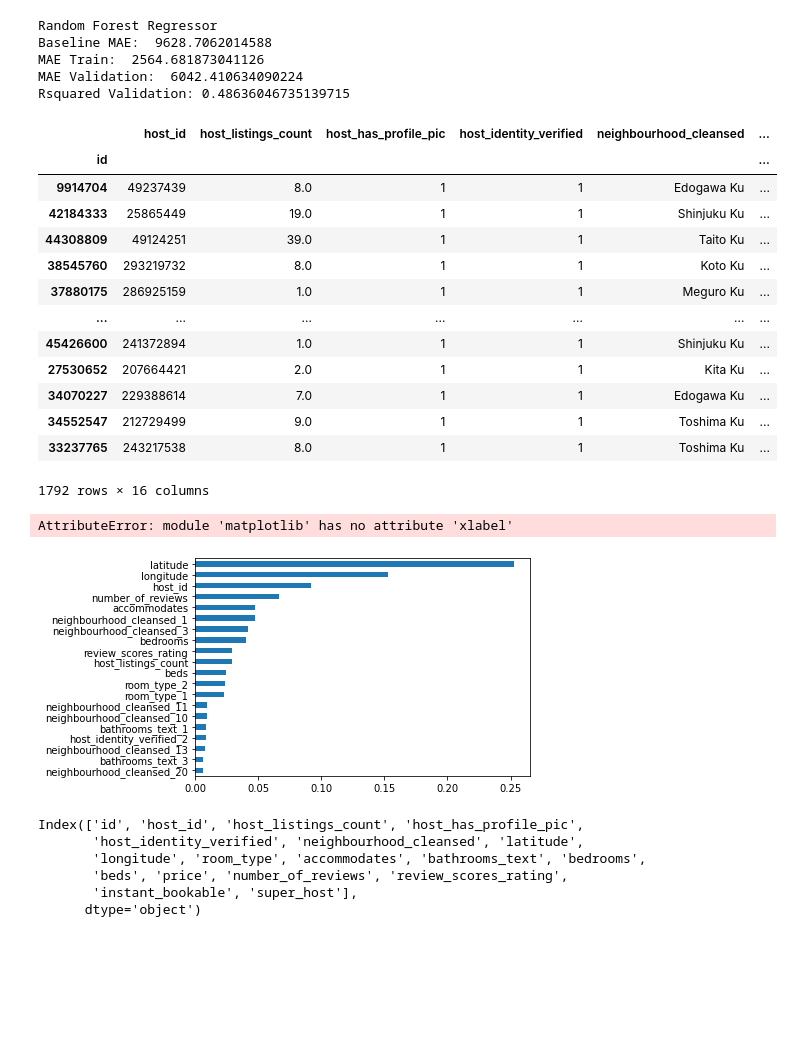
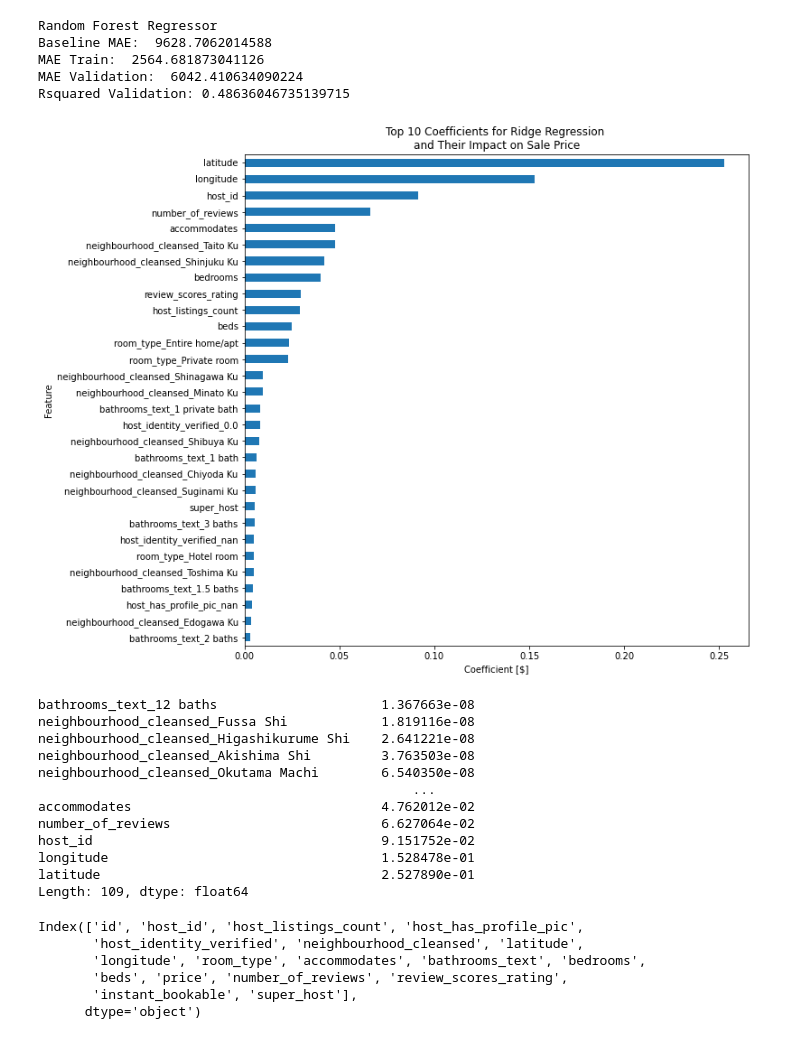
Before and after one commit to Build-Week-2106FT-AirBnB-3/front-end, a Jupyter notebook: EDA.ipynb, the cells around one changed output. Cells and saved outputs as stored; diff of their text form; code cells hidden in the pictures; blank space fills up the shorter version.

Commit message:
Add files via upload
Adding  clean data, the pickled model, and updated EDA

```diff
--- a/EDA.ipynb
+++ b/EDA.ipynb
@@ -62,6 +62,8 @@ def wrangle(filepath):
 
     # Dropping the host_id
 
+    air['latitude'] = air.latitude
+
     air.loc[air['host_identity_verified'] == "t", 'host_identity_verified'] = 1
     air.loc[air['host_identity_verified'] == "f", 'host_identity_verified'] = 0
 
@@ -168,7 +127,7 @@ Test: 448
 # %%
 # Random forest regression
 
-model_rf = make_pipeline(OneHotEncoder(),
+model_rf = make_pipeline(OneHotEncoder(use_cat_names=True),
                          SimpleImputer(),
                          RandomForestRegressor(random_state=70))
 model_rf.fit(X_train,y_train);
@@ -196,20 +155,3 @@ Baseline MAE:  9628.7062014588
 MAE Train:  2564.681873041126
 MAE Validation:  6042.410634090224
 Rsquared Validation: 0.48636046735139715
-# %%
-X_val
-# %% [output]
-|  | host_id | host_listings_count | host_has_profile_pic | host_identity_verified | neighbourhood_cleansed | ... |
-| id |  |  |  |  |  | ... |
-| 9914704 | 49237439 | 8.0 | 1 | 1 | Edogawa Ku | ... |
-| 42184333 | 25865449 | 19.0 | 1 | 1 | Shinjuku Ku | ... |
-| 44308809 | 49124251 | 39.0 | 1 | 1 | Taito Ku | ... |
-| 38545760 | 293219732 | 8.0 | 1 | 1 | Koto Ku | ... |
-| 37880175 | 286925159 | 1.0 | 1 | 1 | Meguro Ku | ... |
-| ... | ... | ... | ... | ... | ... | ... |
-| 45426600 | 241372894 | 1.0 | 1 | 1 | Shinjuku Ku | ... |
-| 27530652 | 207664421 | 2.0 | 1 | 1 | Kita Ku | ... |
-| 34070227 | 229388614 | 7.0 | 1 | 1 | Edogawa Ku | ... |
-| 34552547 | 212729499 | 9.0 | 1 | 1 | Toshima Ku | ... |
-| 33237765 | 243217538 | 8.0 | 1 | 1 | Toshima Ku | ... |
-1792 rows × 16 columns
@@ -218,22 +158,24 @@ X_val
 # %%
 # Create bar chart
 # Add coefficients from Model_r's named steps
 coefficients = model_rf.named_steps['randomforestregressor'].feature_importances_
 
 # Add feature names from Model_r's named steps
 features = model_rf.named_steps['onehotencoder'].get_feature_names()
 
 # Combine the two values into a single object, sorting based on the absolute value
 feat_imp = pd.Series(coefficients, index=features).sort_values(key=abs)
 
 # Create the bar chart and limit it to the top 10 features
-feat_imp.tail(20).plot(kind='barh')
+
+fig, ax = plt.subplots(figsize=(10, 10))
+feat_imp.tail(30).plot(kind='barh')
 # Add labels to the chart
 plt.xlabel('Coefficient [$]')
 plt.ylabel('Feature')
-plt.title('Top 10 Coefficients for Ridge Regression \nand Their Impact on Sale Price');
+plt.title('Top 10 Coefficients for Ridge Regression \nand Their Impact on Sale Price')
+plt.show();
 # %% [output]
-AttributeError: module 'matplotlib' has no attribute 'xlabel'
-[figure, old version]
+[figure, new version]
 # %%
 df_feature_importances = pd.DataFrame(model.named_steps['randomorestregressor'].feature_importances_*100,columns=["Importance"],index=col_names)
@@ -243,3 +183,18 @@ len(air)
+# %%
+print(feat_imp)
+# %% [output]
+bathrooms_text_12 baths                     1.367663e-08
+neighbourhood_cleansed_Fussa Shi            1.819116e-08
+neighbourhood_cleansed_Higashikurume Shi    2.641221e-08
+neighbourhood_cleansed_Akishima Shi         3.763503e-08
+neighbourhood_cleansed_Okutama Machi        6.540350e-08
+                                                ...
+accommodates                                4.762012e-02
+number_of_reviews                           6.627064e-02
+host_id                                     9.151752e-02
+longitude                                   1.528478e-01
+latitude                                    2.527890e-01
+Length: 109, dtype: float64
 # %%
 air.to_csv('clean_data.csv')
 # %%
```
Also changed, not shown: parts of 22 cells of this notebook, 1 other file.
